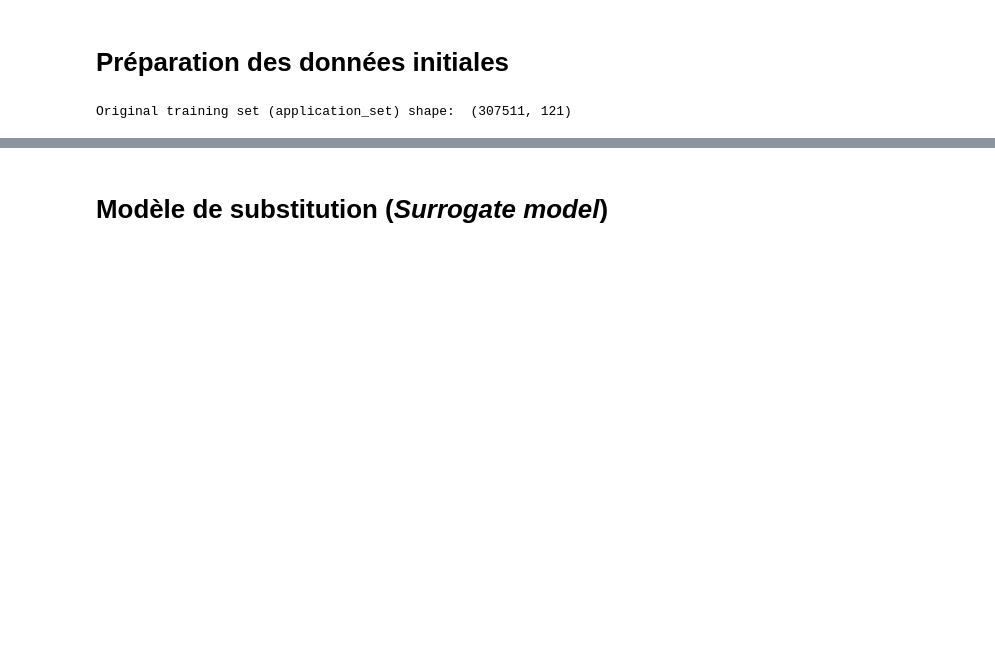
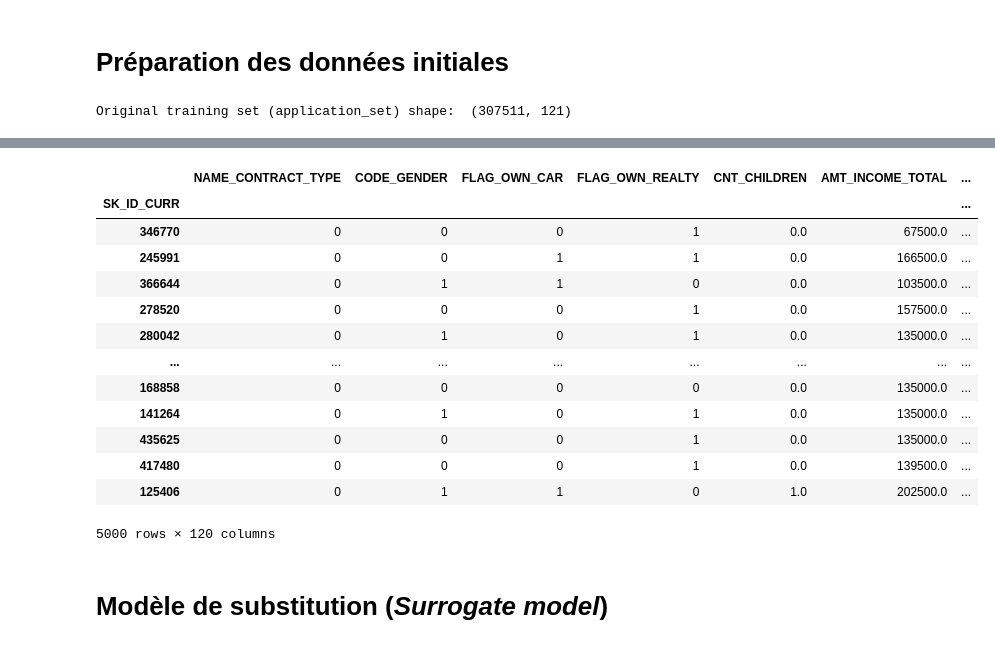
Before and after one commit to christophelebrun/OC_parcours_Data_Scientist_P7, a Jupyter notebook: projet7_interpretation.ipynb, the cells around one changed output, grey strips where cells are left out. Drawn from its saved outputs; the diff is of its cells as text; code cells hidden in the pictures; blank space fills up the shorter version.

```diff
--- a/projet7_interpretation.ipynb
+++ b/projet7_interpretation.ipynb
@@ -122,6 +177,30 @@ for feature in categorical_features:
 
 # Save the processed original data
 data_train_original.to_csv('data/cleaned/data_train_original.csv')
+# %%
+# Sampling
+data_original_le = data_train_original.sample(n=5000, random_state=42)
+
+# Save the sample for web app
+data_original_le.to_csv('web/data/data_original_le.csv')
+
+# Display
+data_original_le
+# %% [output]
+|  | NAME_CONTRACT_TYPE | CODE_GENDER | FLAG_OWN_CAR | FLAG_OWN_REALTY | CNT_CHILDREN | AMT_INCOME_TOTAL | ... |
+| SK_ID_CURR |  |  |  |  |  |  | ... |
+| 346770 | 0 | 0 | 0 | 1 | 0.0 | 67500.0 | ... |
+| 245991 | 0 | 0 | 1 | 1 | 0.0 | 166500.0 | ... |
+| 366644 | 0 | 1 | 1 | 0 | 0.0 | 103500.0 | ... |
+| 278520 | 0 | 0 | 0 | 1 | 0.0 | 157500.0 | ... |
+| 280042 | 0 | 1 | 0 | 1 | 0.0 | 135000.0 | ... |
+| ... | ... | ... | ... | ... | ... | ... | ... |
+| 168858 | 0 | 0 | 0 | 0 | 0.0 | 135000.0 | ... |
+| 141264 | 0 | 1 | 0 | 1 | 0.0 | 135000.0 | ... |
+| 435625 | 0 | 0 | 0 | 1 | 0.0 | 135000.0 | ... |
+| 417480 | 0 | 0 | 0 | 1 | 0.0 | 139500.0 | ... |
+| 125406 | 0 | 1 | 1 | 0 | 1.0 | 202500.0 | ... |
+5000 rows × 120 columns
 # %% [markdown]
 # Modèle de substitution (*Surrogate model*)
 # %% [markdown]
```
Also changed, not shown: parts of 21 cells of this notebook, 14 other files.
